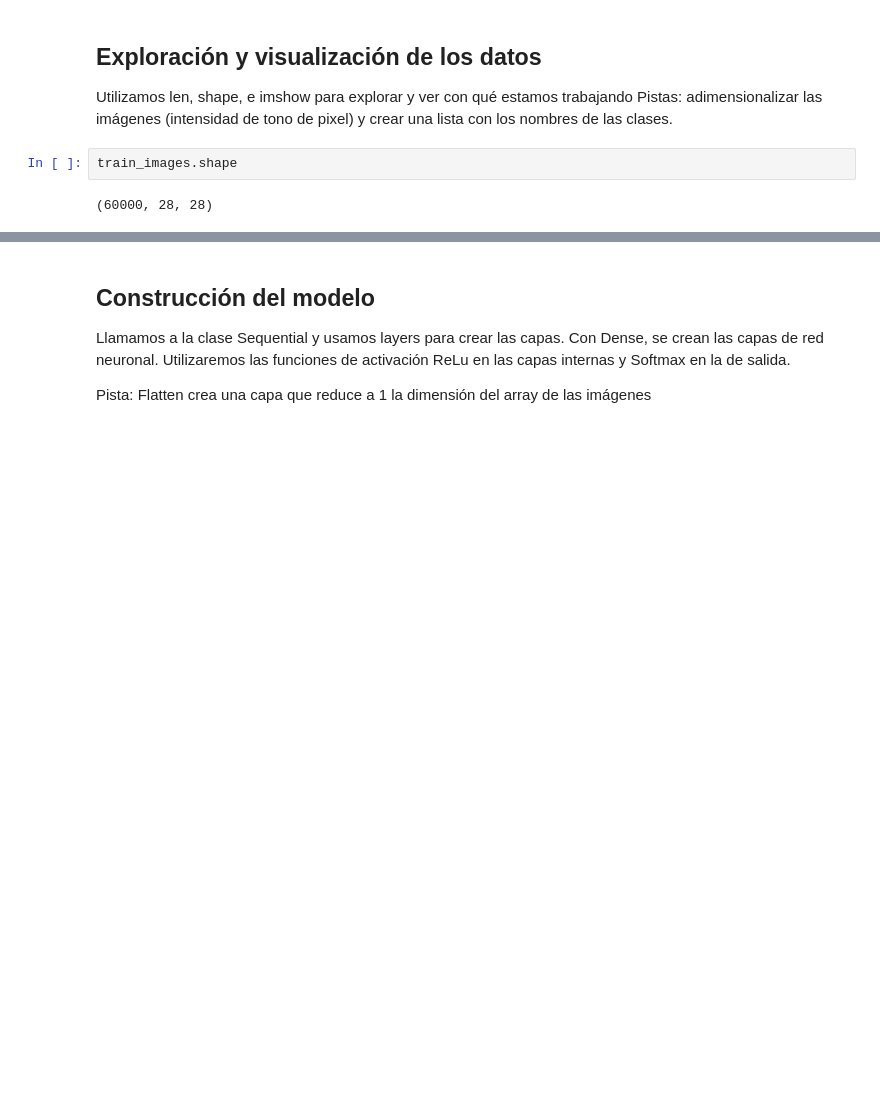
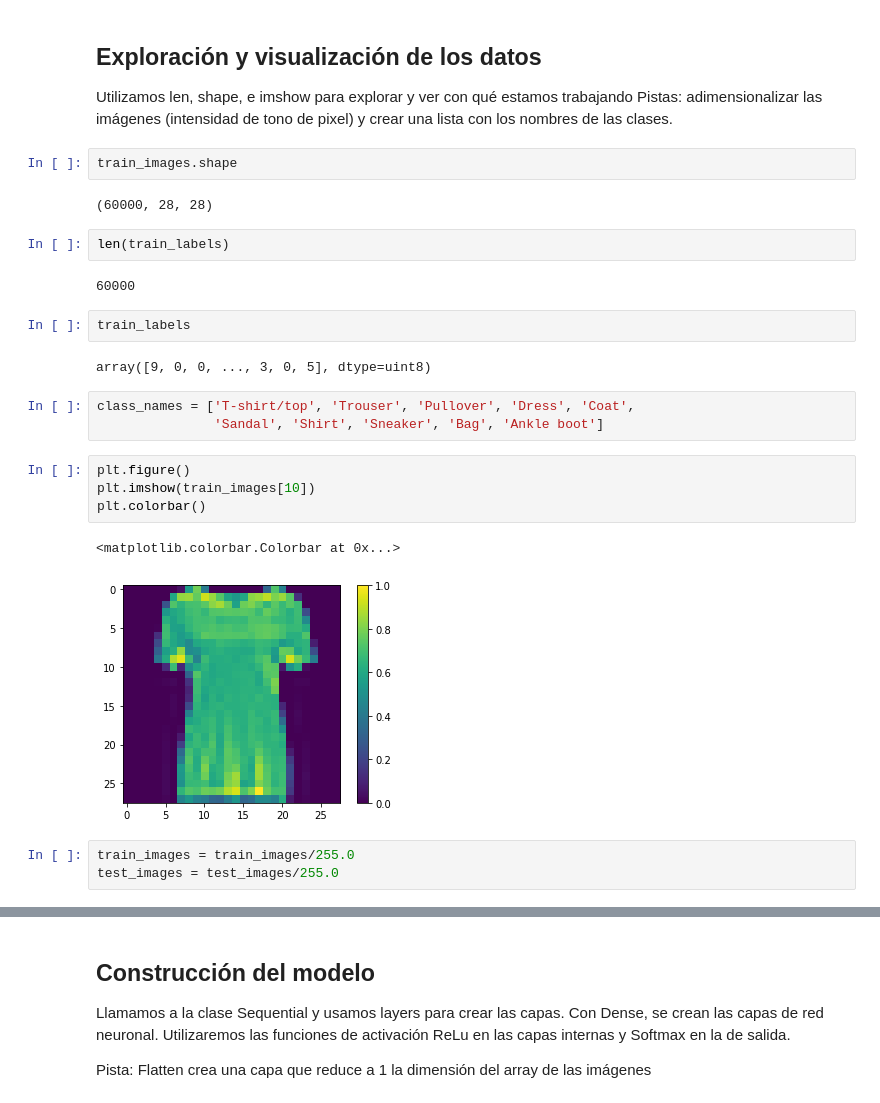
Before and after one commit to wilmerod/Curso-de-introduccion-a-Big-Data-Parte-1-nov2021, a Jupyter notebook: Mod3_T3_4_Red_neuronal_profunda_sencilla.ipynb, the cells around one changed output, grey strips where cells are left out. Saved outputs shown, nothing was run; the diff lists cells and outputs as text; blank space fills up the shorter version.

```diff
--- a/Mod3_T3_4_Red_neuronal_profunda_sencilla.ipynb
+++ b/Mod3_T3_4_Red_neuronal_profunda_sencilla.ipynb
@@ -25,3 +25,24 @@ Pistas: adimensionalizar las imágenes (intensidad de tono de pixel) y crear una
 train_images.shape
 # %% [output]
 (60000, 28, 28)
+# %%
+len(train_labels)
+# %% [output]
+60000
+# %%
+train_labels
+# %% [output]
+array([9, 0, 0, ..., 3, 0, 5], dtype=uint8)
+# %%
+class_names = ['T-shirt/top', 'Trouser', 'Pullover', 'Dress', 'Coat',
+               'Sandal', 'Shirt', 'Sneaker', 'Bag', 'Ankle boot']
+# %%
+plt.figure()
+plt.imshow(train_images[10])
+plt.colorbar()
+# %% [output]
+<matplotlib.colorbar.Colorbar at 0x...>
+[figure, added]
+# %%
+train_images = train_images/255.0
+test_images = test_images/255.0
```
Also changed, not shown: parts of 11 cells of this notebook.
